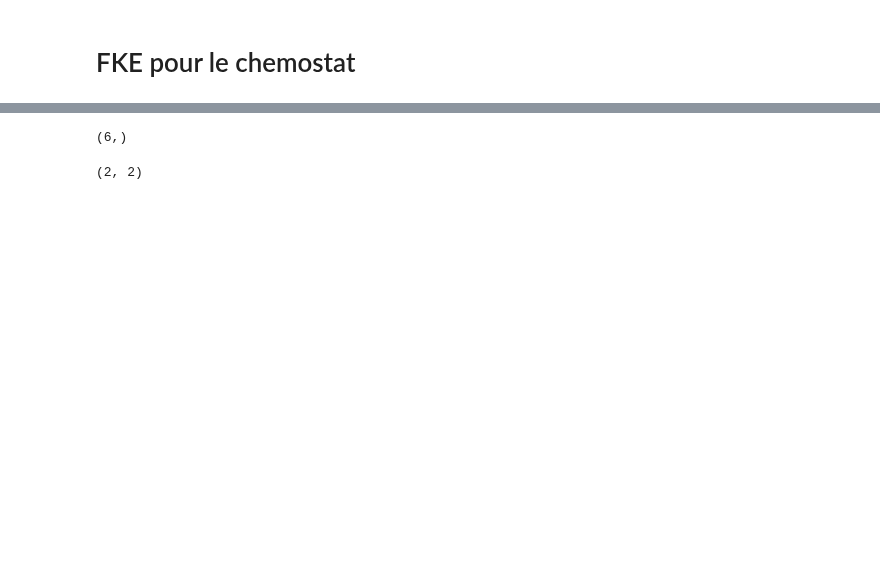
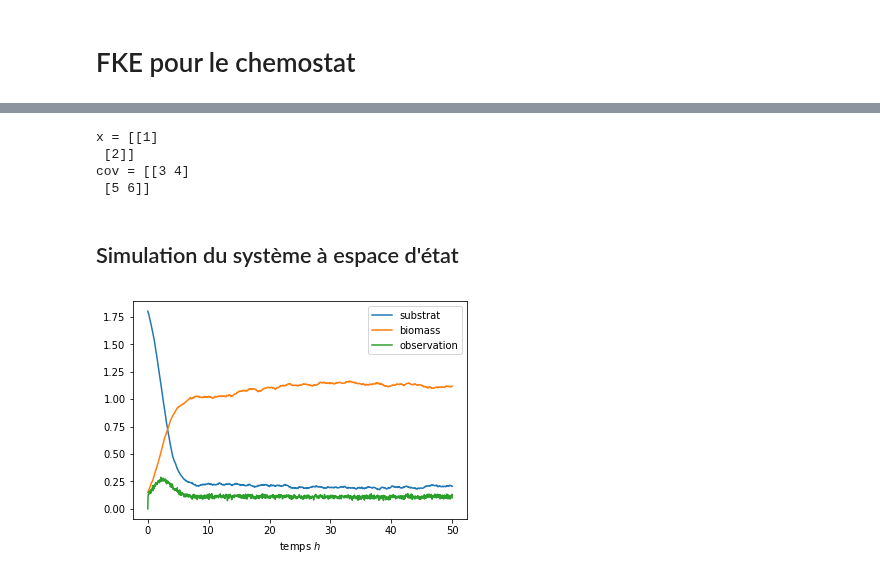
Before and after one commit to juliejj/systemes_dynamiques_agronomie, a Jupyter notebook: 6.2_kalman_chemostat.ipynb, the cells around one changed output, grey strips where cells are left out. Cells and saved outputs as stored; diff of their text form; code cells hidden in the pictures; blank space fills up the shorter version.

```diff
--- a/6.2_kalman_chemostat.ipynb
+++ b/6.2_kalman_chemostat.ipynb
@@ -159,34 +118,0 @@ plt.show()
-# %%
-# FILTRAGE
-R = np.ones((4,len(t_obs)))
-hatX = np.ones((2,len(t_obs)))
-
-hatX[:,0] = X0,S0
-R[:,0] = 0,0,0,0
-
-val_ini = np.concatenate([hatX[:,0] , R[:,0]])
-
-
-np.shape(val_ini)
-# %% [output]
-(6,)
-# %%
-
-
-for i in range(i_max-1):
-    # prédiction
-    val_ini = np.concatenate([hatX[:,0] , R[:,0]])
-    tt,val_pred = odeint( f_etendu, val_ini, [t_obs[i],t_obs[i+1]])
-    hatXpred = np.array(val_pred[0:2]).reshape((2, 1))
-    Rpred = val_pred[2:6].reshape((2, 2))
-
-
-    # correction
-    H = np.array(Dh(hatXpred))
-    gain = Rpred*H.transpose()/(H*Rpred*H.transpose()+Qv)
-    hatXcor = hatXpred  + gain*(Y[i+1] - h(hatXpred))
-    Rcor  = (np.identity(2)-gain*H)*Rpred
-
-np.shape(np.array(H)*np.array(Rpred))
-# %% [output]
-(2, 2)
@@ -195,0 +119,45 @@ np.shape(np.array(H)*np.array(Rpred))
+# %%
+"pour mémo:"
+x_etendu = np.array([1,2,3,4,5,6])
+x        = x_etendu[0:2].reshape((2,1))
+cov      = x_etendu[2:6].reshape((2, 2))
+print("x =",x)
+print("cov =",cov)
+# %% [output]
+x = [[1]
+ [2]]
+cov = [[3 4]
+ [5 6]]
+# %% [markdown]
+## Simulation du système à espace d'état
+# %%
+# SIMULATION
+t_obs = np.linspace(0, T, 1201)  # pas d'observation en t_obs[0]=0
+
+S0 = EX0[0]  # subtrat initiale
+B0 = EX0[1]  # biomasse initiale
+
+S = np.ones_like(t_obs)
+B = np.ones_like(t_obs)
+Y = np.ones_like(t_obs)
+S[0] , B[0] = S0, B0
+Y[0] = 0 # dummy value
+i = 0
+delta = t_obs[1]
+i_max = len(t_obs)
+sq0 = np.sqrt(Qxi[0,0]*delta)
+sq1 = np.sqrt(Qxi[1,1]*delta)
+for i in range(i_max-1):
+    fS, fB = f([S[i],B[i]], 0)
+    S[i+1] = S[i] + delta * fS + sq0*np.random.randn()
+    B[i+1] = B[i] + delta * fB + sq1*np.random.randn()
+    Y[i+1] = h([S[i+1],B[i+1]]) + np.sqrt(Qv)*np.random.randn()
+
+plt.plot(t_obs,S,label='substrat')
+plt.plot(t_obs,B,label='biomass')
+plt.plot(t_obs,Y,label='observation')
+plt.xlabel(r'temps $h$')
+plt.legend()
+plt.show()
+# %% [output]
+[figure, added]
```
Also changed, not shown: parts of 5 cells of this notebook, 5 other files.
